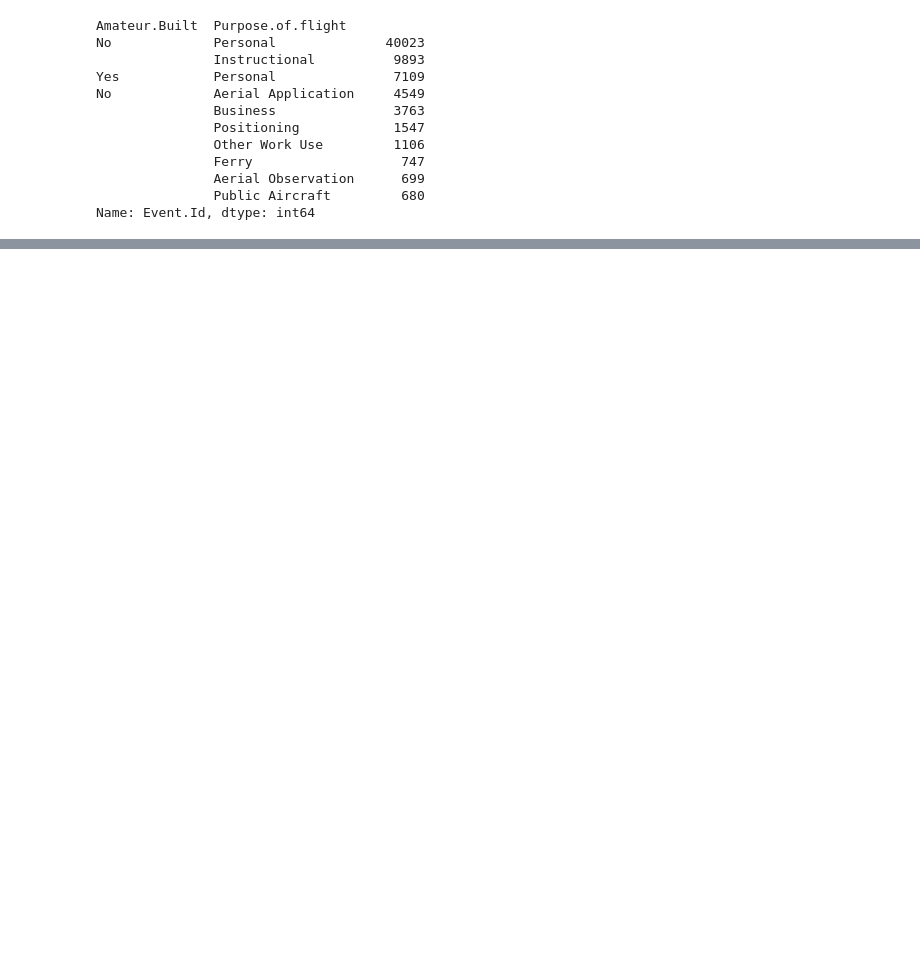
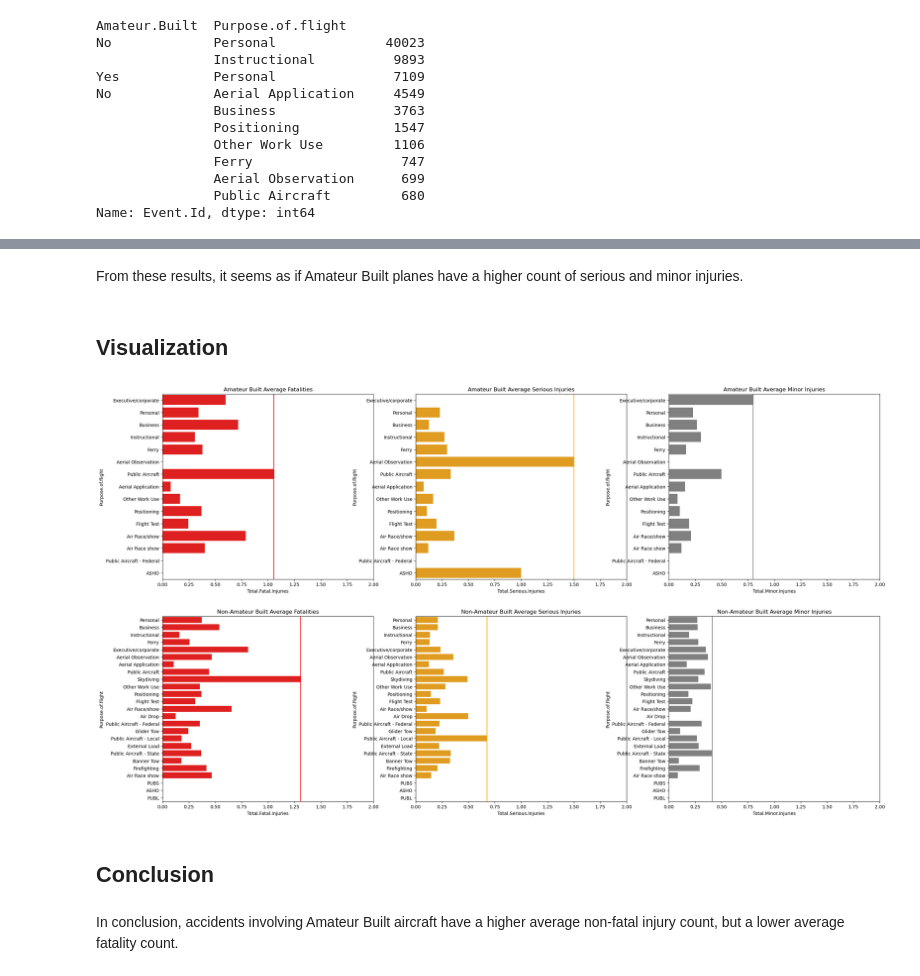
Before and after one commit to mgulbin13/dsc-phase-1-project, a Jupyter notebook: amateur_built.ipynb, the cells around one changed output, grey strips where cells are left out. Saved outputs shown, nothing was run; the diff lists cells and outputs as text; code cells hidden in the pictures; blank space fills up the shorter version.

```diff
--- a/amateur_built.ipynb
+++ b/amateur_built.ipynb
@@ -55,0 +100,53 @@ amateur_built_df[['Total.Fatal.Injuries', 'Total.Serious.Injuries', 'Total.Minor
+# %% [markdown]
+From these results, it seems as if Amateur Built planes have a higher count of serious and minor injuries.
+# %% [markdown]
+## Visualization
+# %%
+amateur_f_df = amateur_built_df[amateur_built_df['Amateur.Built'] == 'Yes']
+non_amateur_f_df = amateur_built_df[amateur_built_df['Amateur.Built'] == 'No']
+
+fig, ax = plt.subplots(2,3, figsize=(28, 16))
+
+ax[0][0].set_title('Amateur Built Average Fatalities')
+ax[0][0].set_xlim(0,2)
+
+ax[1][0].set_title('Non-Amateur Built Average Fatalities')
+ax[1][0].set_xlim(0,2)
+
+sns.barplot(data=amateur_f_df, x='Total.Fatal.Injuries', y='Purpose.of.flight', orient='h', errorbar=None, estimator='mean', color='red', ax=ax[0][0])
+sns.barplot(data=non_amateur_f_df, x='Total.Fatal.Injuries', y='Purpose.of.flight', orient='h', errorbar=None, estimator='mean', color='red', ax=ax[1][0])
+
+ax[0][0].axvline(x=1.055556, color='r')
+ax[1][0].axvline(x=1.309942, color='r')
+
+ax[0][1].set_title('Amateur Built Average Serious Injuries')
+ax[0][1].set_xlim(0,2)
+
+ax[1][1].set_title('Non-Amateur Built Average Serious Injuries')
+ax[1][1].set_xlim(0,2)
+
+sns.barplot(data=amateur_f_df, x='Total.Serious.Injuries', y='Purpose.of.flight', orient='h', errorbar=None, estimator='mean', color='orange', ax=ax[0][1])
+sns.barplot(data=non_amateur_f_df, x='Total.Serious.Injuries', y='Purpose.of.flight', orient='h', errorbar=None, estimator='mean', color='orange', ax=ax[1][1])
+
+ax[0][1].axvline(x=1.500000, color='orange')
+ax[1][1].axvline(x=0.676056, color='orange')
+
+ax[0][2].set_title('Amateur Built Average Minor Injuries')
+ax[0][2].set_xlim(0,2)
+
+ax[1][2].set_title('Non-Amateur Built Average Minor Injuries')
+ax[1][2].set_xlim(0,2)
+
+sns.barplot(data=amateur_f_df, x='Total.Minor.Injuries', y='Purpose.of.flight', orient='h', errorbar=None, estimator='mean', color='grey', ax=ax[0][2])
+sns.barplot(data=non_amateur_f_df, x='Total.Minor.Injuries', y='Purpose.of.flight', orient='h', errorbar=None, estimator='mean', color='grey', ax=ax[1][2])
+
+ax[0][2].axvline(x=0.800000, color='grey')
+ax[1][2].axvline(x=0.412698, color='grey')
+
+plt.show()
+# %% [output]
+[figure, added]
+# %% [markdown]
+## Conclusion
+# %% [markdown]
+In conclusion, accidents involving Amateur Built aircraft have a higher average non-fatal injury count, but a lower average fatality count.
```
Also changed, not shown: parts of 10 cells of this notebook.
